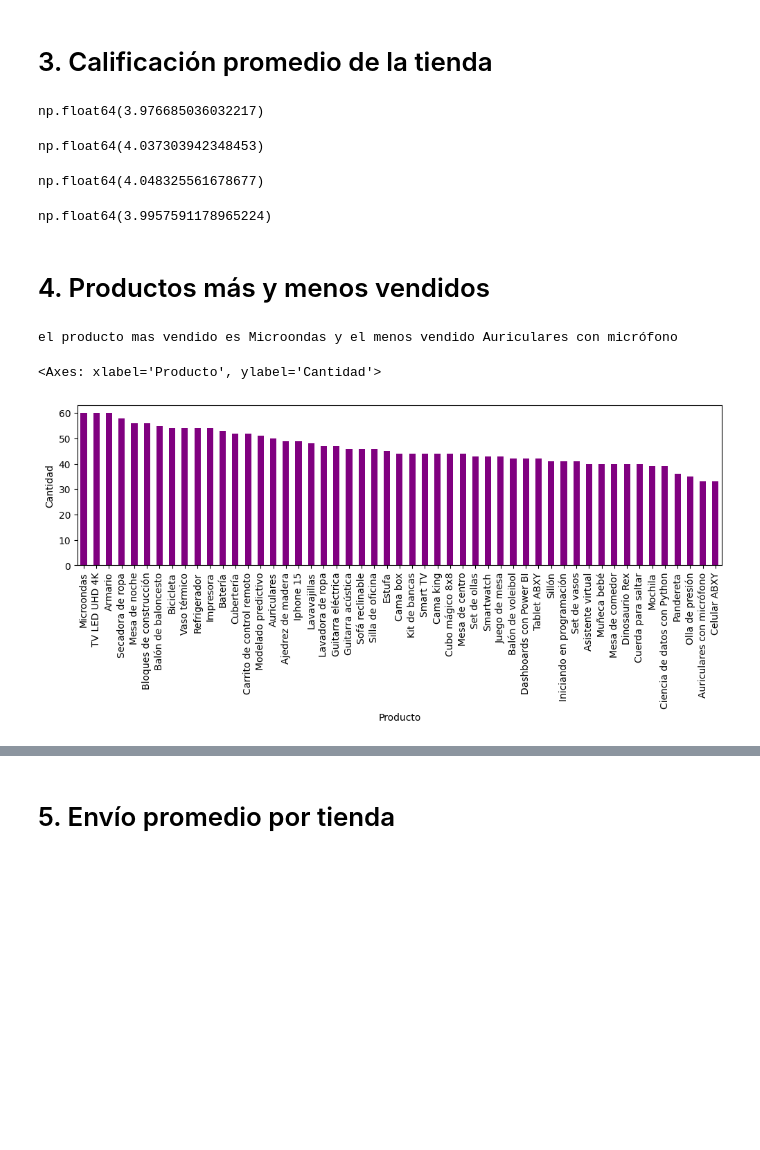
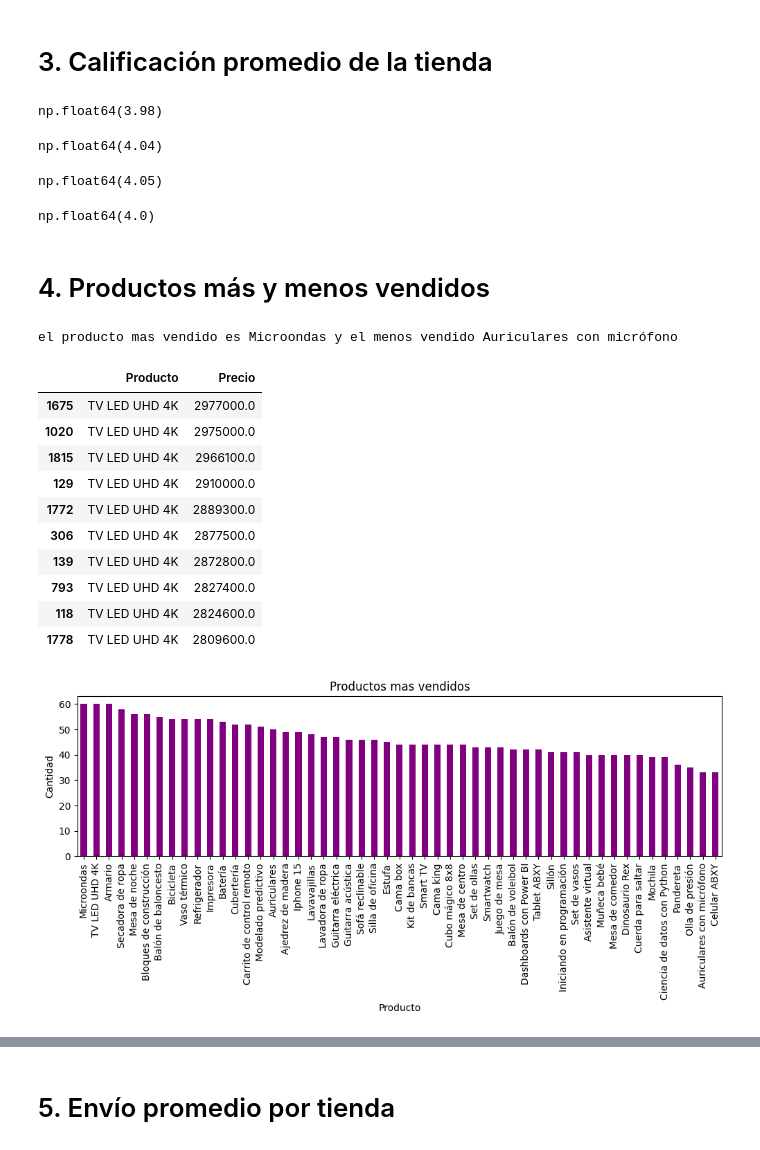
Before and after one commit to taniagoa/Primer-challenge-DC, a Jupyter notebook: AluraStoreLatam.ipynb, the cells around one changed output, grey strips where cells are left out. Cells and saved outputs as stored; diff of their text form; code cells hidden in the pictures; blank space fills up the shorter version.

Commit message:
Visualizaciones informe final

```diff
--- a/AluraStoreLatam.ipynb
+++ b/AluraStoreLatam.ipynb
@@ -90,37 +122,50 @@ dtype: int64
 # %% [markdown]
 # 3. Calificación promedio de la tienda
 # %%
-Calif_Prom=tienda['Calificación'].mean()
+Calif_Prom=round(tienda['Calificación'].mean(),2)
 Calif_Prom
 # %% [output]
-np.float64(3.976685036032217)
+np.float64(3.98)
 # %%
-Calif_Prom2=tienda2['Calificación'].mean()
+Calif_Prom2=round(tienda2['Calificación'].mean(),2)
 Calif_Prom2
 # %% [output]
-np.float64(4.037303942348453)
+np.float64(4.04)
 # %%
-Calif_Prom3=tienda3['Calificación'].mean()
+Calif_Prom3=round(tienda3['Calificación'].mean(),2)
 Calif_Prom3
 # %% [output]
-np.float64(4.048325561678677)
+np.float64(4.05)
 # %%
-Calif_Prom4=tienda4['Calificación'].mean()
+Calif_Prom4=round(tienda4['Calificación'].mean(),2)
 Calif_Prom4
 # %% [output]
-np.float64(3.9957591178965224)
+np.float64(4.0)
 # %% [markdown]
 # 4. Productos más y menos vendidos
 # %%
+
 mas_vendido=tienda['Producto'].value_counts().idxmax()
 menos_vendido=tienda['Producto'].value_counts().idxmin()
+vendidos=tienda['Producto'].value_counts()
+vendidos.plot(kind='bar',figsize=(12,3),color='purple',xlabel='Producto',ylabel='Cantidad',title='Productos mas vendidos')
 print(f'el producto mas vendido es {mas_vendido} y el menos vendido {menos_vendido}')
-vendidos=tienda['Producto'].value_counts()
-vendidos.plot(kind='bar',figsize=(12,3),color='purple',xlabel='Producto',ylabel='Cantidad')
+precios_maximos=tienda[['Producto','Precio']].sort_values(by='Precio',ascending=False).head(10)
+precios_maximos
 # %% [output]
 el producto mas vendido es Microondas y el menos vendido Auriculares con micrófono
-<Axes: xlabel='Producto', ylabel='Cantidad'>
+|  | Producto | Precio |
+| 1675 | TV LED UHD 4K | 2977000.0 |
+| 1020 | TV LED UHD 4K | 2975000.0 |
+| 1815 | TV LED UHD 4K | 2966100.0 |
+| 129 | TV LED UHD 4K | 2910000.0 |
+| 1772 | TV LED UHD 4K | 2889300.0 |
+| 306 | TV LED UHD 4K | 2877500.0 |
+| 139 | TV LED UHD 4K | 2872800.0 |
+| 793 | TV LED UHD 4K | 2827400.0 |
+| 118 | TV LED UHD 4K | 2824600.0 |
+| 1778 | TV LED UHD 4K | 2809600.0 |
-[figure, old version]
+[figure, new version]
 # %%
 mas_vendido2=tienda2['Producto'].value_counts().idxmax()
 menos_vendido2=tienda2['Producto'].value_counts().idxmin()
```
Also changed, not shown: parts of 19 cells of this notebook.
